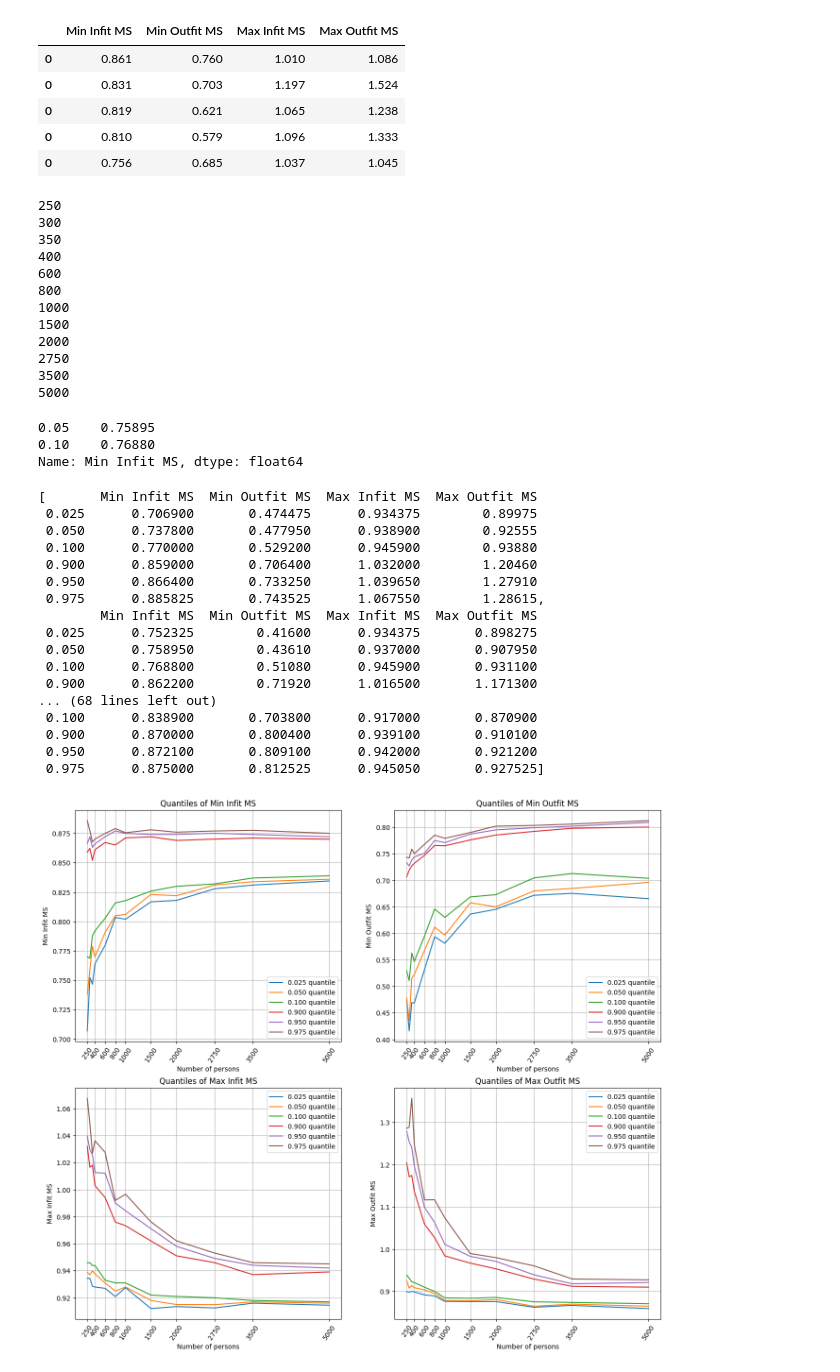
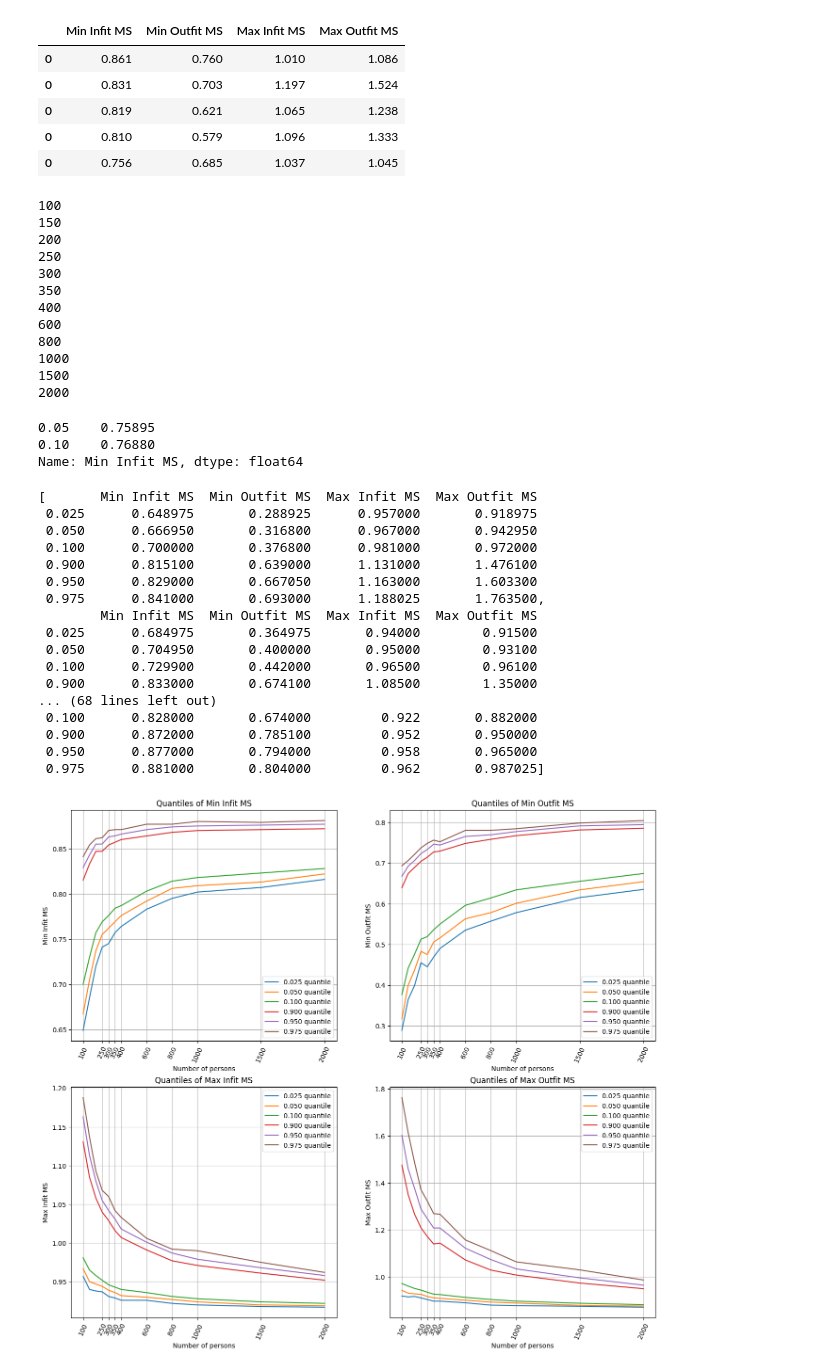
Before and after one commit to CRH1998/Rasch-models-in-Python-and-R, a Jupyter notebook: Python code/RaschModelFit.ipynb, the cells around one changed output. Saved outputs shown, nothing was run; the diff lists cells and outputs as text; code cells hidden in the pictures.

```diff
--- a/Python code/RaschModelFit.ipynb
+++ b/Python code/RaschModelFit.ipynb
@@ -117,15 +117,18 @@ rf.run_InfitOutfit_simulation_study(n_simulations=5, n_persons = 100, k_items =
 | 0 | 0.810 | 0.579 | 1.096 | 1.333 |
 | 0 | 0.756 | 0.685 | 1.037 | 1.045 |
 # %%
-n_person__list = [250, 300, 350, 400, 600, 800, 1000, 1500, 2000, 2750, 3500, 5000]
+n_person__list = [100, 150, 200, 250, 300, 350, 400, 600, 800, 1000, 1500, 2000]
 result_list = []
 
 manual_diffs = [1, -2, 0.5, -1, 1.5, 2, -3, 0.5, -1, 1.5]
 
 for n_persons in n_person__list:
     print(n_persons)
-    result_list.append(rf.run_InfitOutfit_simulation_study(n_simulations=100, n_persons = n_persons, k_items = 10, manual_diffs=manual_diffs))
+    result_list.append(rf.run_InfitOutfit_simulation_study(n_simulations=1000, n_persons = n_persons, k_items = 10, manual_diffs=manual_diffs))
 # %% [output]
+100
+150
+200
 250
 300
 350
@@ -135,9 +138,6 @@ for n_persons in n_person__list:
 1000
 1500
 2000
-2750
-3500
-5000
 # %%
 result_list[1]["Min Infit MS"].quantile([0.05, 0.1])
 # %% [output]
@@ -150,22 +150,22 @@ quantilesdflist = [result_list[i].quantile(quantile_probs) for i in range(len(re
 quantilesdflist
 # %% [output]
 [       Min Infit MS  Min Outfit MS  Max Infit MS  Max Outfit MS
- 0.025      0.706900       0.474475      0.934375        0.89975
- 0.050      0.737800       0.477950      0.938900        0.92555
- 0.100      0.770000       0.529200      0.945900        0.93880
- 0.900      0.859000       0.706400      1.032000        1.20460
- 0.950      0.866400       0.733250      1.039650        1.27910
- 0.975      0.885825       0.743525      1.067550        1.28615,
+ 0.025      0.648975       0.288925      0.957000       0.918975
+ 0.050      0.666950       0.316800      0.967000       0.942950
+ 0.100      0.700000       0.376800      0.981000       0.972000
+ 0.900      0.815100       0.639000      1.131000       1.476100
+ 0.950      0.829000       0.667050      1.163000       1.603300
+ 0.975      0.841000       0.693000      1.188025       1.763500,
         Min Infit MS  Min Outfit MS  Max Infit MS  Max Outfit MS
- 0.025      0.752325        0.41600      0.934375       0.898275
- 0.050      0.758950        0.43610      0.937000       0.907950
- 0.100      0.768800        0.51080      0.945900       0.931100
- 0.900      0.862200        0.71920      1.016500       1.171300
+ 0.025      0.684975       0.364975       0.94000        0.91500
+ 0.050      0.704950       0.400000       0.95000        0.93100
+ 0.100      0.729900       0.442000       0.96500        0.96100
+ 0.900      0.833000       0.674100       1.08500        1.35000
 ... (68 lines left out)
- 0.100      0.838900       0.703800      0.917000       0.870900
- 0.900      0.870000       0.800400      0.939100       0.910100
- 0.950      0.872100       0.809100      0.942000       0.921200
- 0.975      0.875000       0.812525      0.945050       0.927525]
+ 0.100      0.828000       0.674000         0.922       0.882000
+ 0.900      0.872000       0.785100         0.952       0.950000
+ 0.950      0.877000       0.794000         0.958       0.965000
+ 0.975      0.881000       0.804000         0.962       0.987025]
 # %%
 # Extract statistics into separate DataFrames
 stat_names = quantilesdflist[0].columns
@@ -198,7 +198,7 @@ plt.plot(stat_dfs["Max Infit MS"]["n"], stat_dfs["Max Infit MS"]["0.950 quantile
 plt.plot(stat_dfs["Max Infit MS"]["n"], stat_dfs["Max Infit MS"]["0.975 quantile"])
 plt.legend(["0.025 quantile", "0.050 quantile", "0.100 quantile", "0.900 quantile", "0.950 quantile", "0.975 quantile"])
 plt.xlabel("Number of persons")
-plt.xticks(filtered_list, rotation=55)
+plt.xticks(filtered_list, rotation=65)
 plt.ylabel("Max Infit MS")
 plt.title("Quantiles of Max Infit MS")
 plt.grid()
@@ -213,7 +213,7 @@ plt.plot(stat_dfs["Min Infit MS"]["n"], stat_dfs["Min Infit MS"]["0.950 quantile
 plt.plot(stat_dfs["Min Infit MS"]["n"], stat_dfs["Min Infit MS"]["0.975 quantile"])
 plt.legend(["0.025 quantile", "0.050 quantile", "0.100 quantile", "0.900 quantile", "0.950 quantile", "0.975 quantile"])
 plt.xlabel("Number of persons")
-plt.xticks(filtered_list, rotation=55)
+plt.xticks(filtered_list, rotation=65)
 plt.ylabel("Min Infit MS")
 plt.title("Quantiles of Min Infit MS")
 plt.grid()
@@ -221,33 +221,35 @@ plt.grid()
 
 plt.subplot(2, 2, 4)
 plt.plot(stat_dfs["Max Outfit MS"]["n"], stat_dfs["Max Outfit MS"]["0.025 quantile"])
 plt.plot(stat_dfs["Max Outfit MS"]["n"], stat_dfs["Max Outfit MS"]["0.050 quantile"])
 plt.plot(stat_dfs["Max Outfit MS"]["n"], stat_dfs["Max Outfit MS"]["0.100 quantile"])
 plt.plot(stat_dfs["Max Outfit MS"]["n"], stat_dfs["Max Outfit MS"]["0.900 quantile"])
 plt.plot(stat_dfs["Max Outfit MS"]["n"], stat_dfs["Max Outfit MS"]["0.950 quantile"])
 plt.plot(stat_dfs["Max Outfit MS"]["n"], stat_dfs["Max Outfit MS"]["0.975 quantile"])
 plt.legend(["0.025 quantile", "0.050 quantile", "0.100 quantile", "0.900 quantile", "0.950 quantile", "0.975 quantile"])
 plt.xlabel("Number of persons")
-plt.xticks(filtered_list, rotation=55)
+plt.xticks(filtered_list, rotation=65)
 plt.ylabel("Max Outfit MS")
 plt.title("Quantiles of Max Outfit MS")
 plt.grid()
 
 
 plt.subplot(2, 2, 2)
 plt.plot(stat_dfs["Min Outfit MS"]["n"], stat_dfs["Min Outfit MS"]["0.025 quantile"])
 plt.plot(stat_dfs["Min Outfit MS"]["n"], stat_dfs["Min Outfit MS"]["0.050 quantile"])
 plt.plot(stat_dfs["Min Outfit MS"]["n"], stat_dfs["Min Outfit MS"]["0.100 quantile"])
 plt.plot(stat_dfs["Min Outfit MS"]["n"], stat_dfs["Min Outfit MS"]["0.900 quantile"])
 plt.plot(stat_dfs["Min Outfit MS"]["n"], stat_dfs["Min Outfit MS"]["0.950 quantile"])
 plt.plot(stat_dfs["Min Outfit MS"]["n"], stat_dfs["Min Outfit MS"]["0.975 quantile"])
 plt.legend(["0.025 quantile", "0.050 quantile", "0.100 quantile", "0.900 quantile", "0.950 quantile", "0.975 quantile"])
 plt.xlabel("Number of persons")
-plt.xticks(filtered_list, rotation=55)
+plt.xticks(filtered_list, rotation=65)
 plt.ylabel("Min Outfit MS")
 plt.title("Quantiles of Min Outfit MS")
 plt.grid()
 
+plt.savefig("C:/Users/brf337/Desktop/Rasch package/Rasch-models-in-Python-and-R/Python code/Plots/infitoutfitsimPython.png")
+
 plt.show()
 # %% [output]
-[figure, old version]
+[figure, new version]
```
Also changed, not shown: parts of 2 cells of this notebook, 3 other files.
